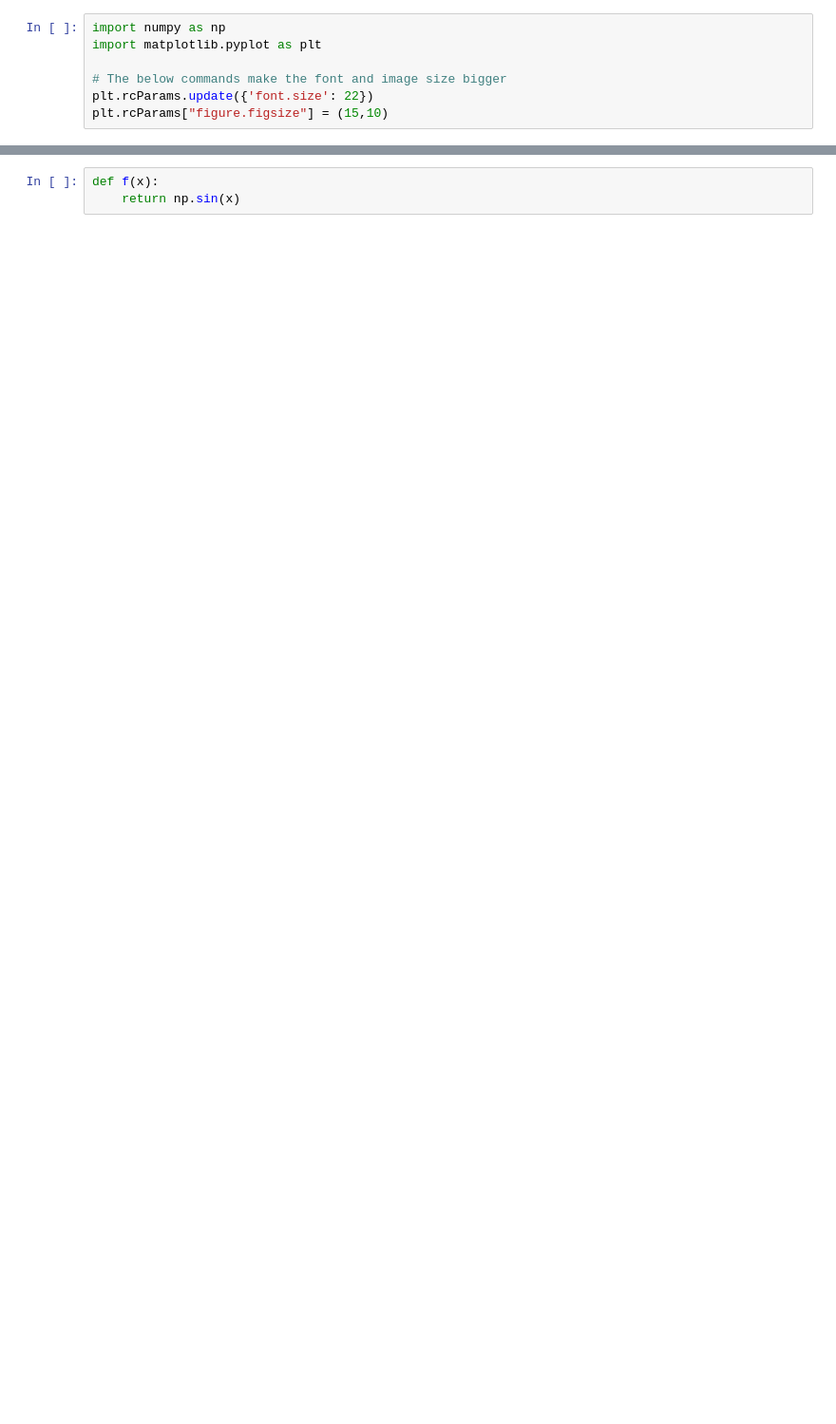
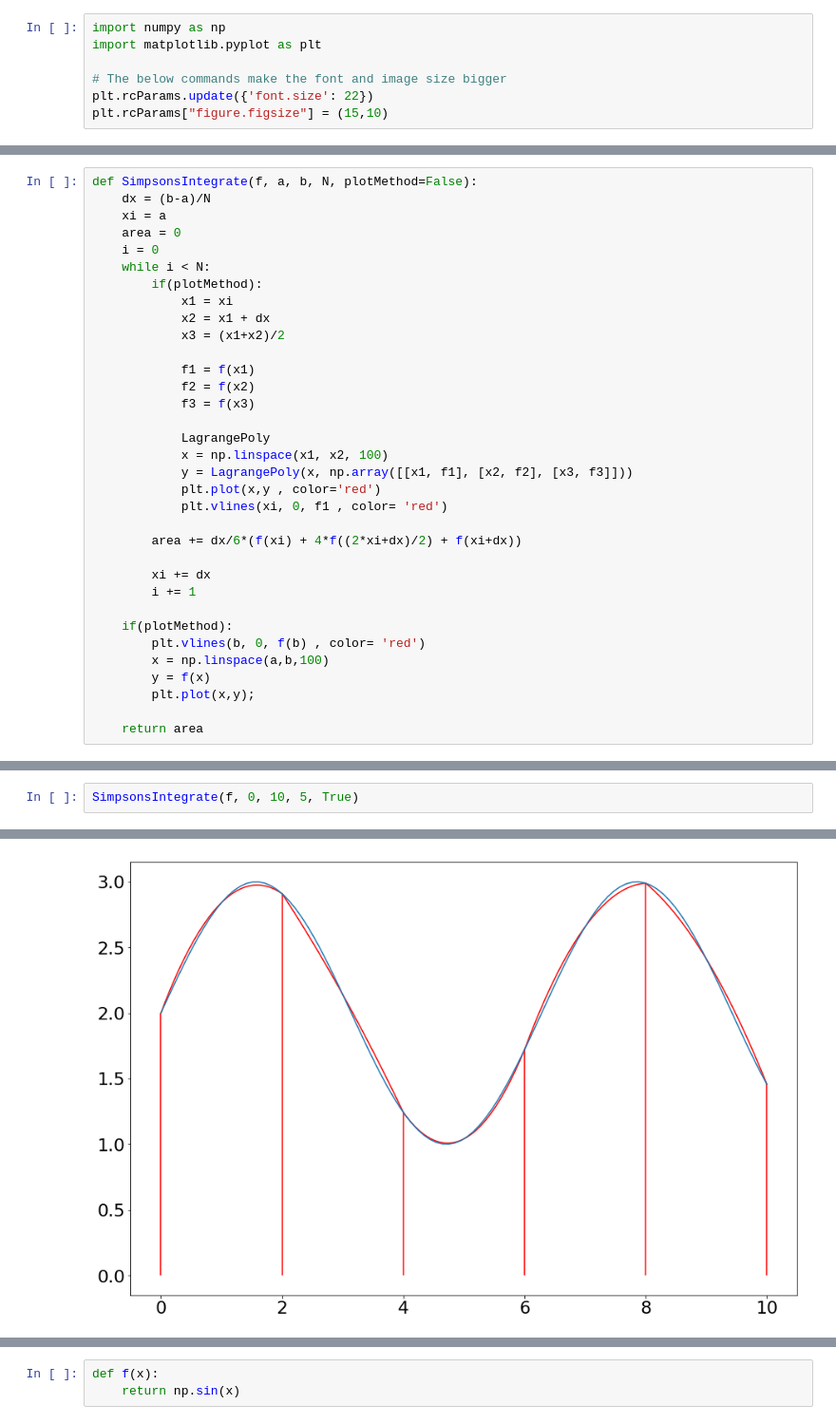
Before and after one commit to nielsw2/ACM20030-Examples, a Jupyter notebook: NumericalIntegration/SimpsonsRule.ipynb, the cells around one changed output, grey strips where cells are left out. Shown at 95% size. Cells and saved outputs as stored; diff of their text form; blank space fills up the shorter version.

```diff
--- a/NumericalIntegration/SimpsonsRule.ipynb
+++ b/NumericalIntegration/SimpsonsRule.ipynb
@@ -10,0 +37,34 @@ plt.rcParams["figure.figsize"] = (15,10)
+# %%
+def SimpsonsIntegrate(f, a, b, N, plotMethod=False):
+    dx = (b-a)/N
+    xi = a
+    area = 0
+    i = 0
+    while i < N:
+        if(plotMethod):
+            x1 = xi
+            x2 = x1 + dx
+            x3 = (x1+x2)/2
+
+            f1 = f(x1)
+            f2 = f(x2)
+            f3 = f(x3)
+
+            LagrangePoly
+            x = np.linspace(x1, x2, 100)
+            y = LagrangePoly(x, np.array([[x1, f1], [x2, f2], [x3, f3]]))
+            plt.plot(x,y , color='red')
+            plt.vlines(xi, 0, f1 , color= 'red')
+
+        area += dx/6*(f(xi) + 4*f((2*xi+dx)/2) + f(xi+dx))
+
+        xi += dx
+        i += 1
+
+    if(plotMethod):
+        plt.vlines(b, 0, f(b) , color= 'red')
+        x = np.linspace(a,b,100)
+        y = f(x)
+        plt.plot(x,y);
+
+    return area
@@ -10,0 +74,3 @@ plt.rcParams["figure.figsize"] = (15,10)
+# %%
+SimpsonsIntegrate(f, 0, 10, 5, True)
+# %% [output]
@@ -10,0 +78 @@ plt.rcParams["figure.figsize"] = (15,10)
+[figure, added]
```
Also changed, not shown: parts of 11 cells of this notebook.
